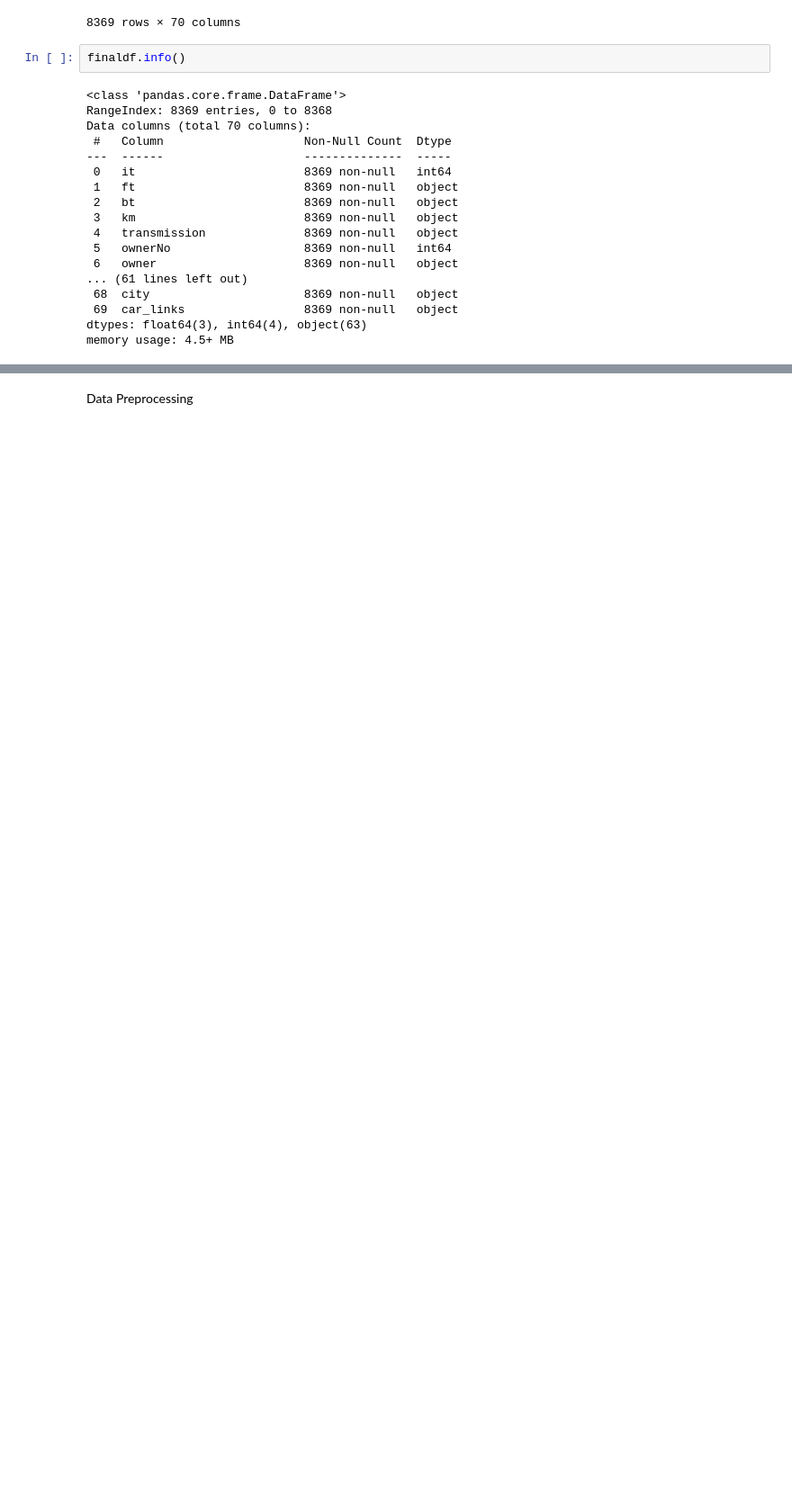
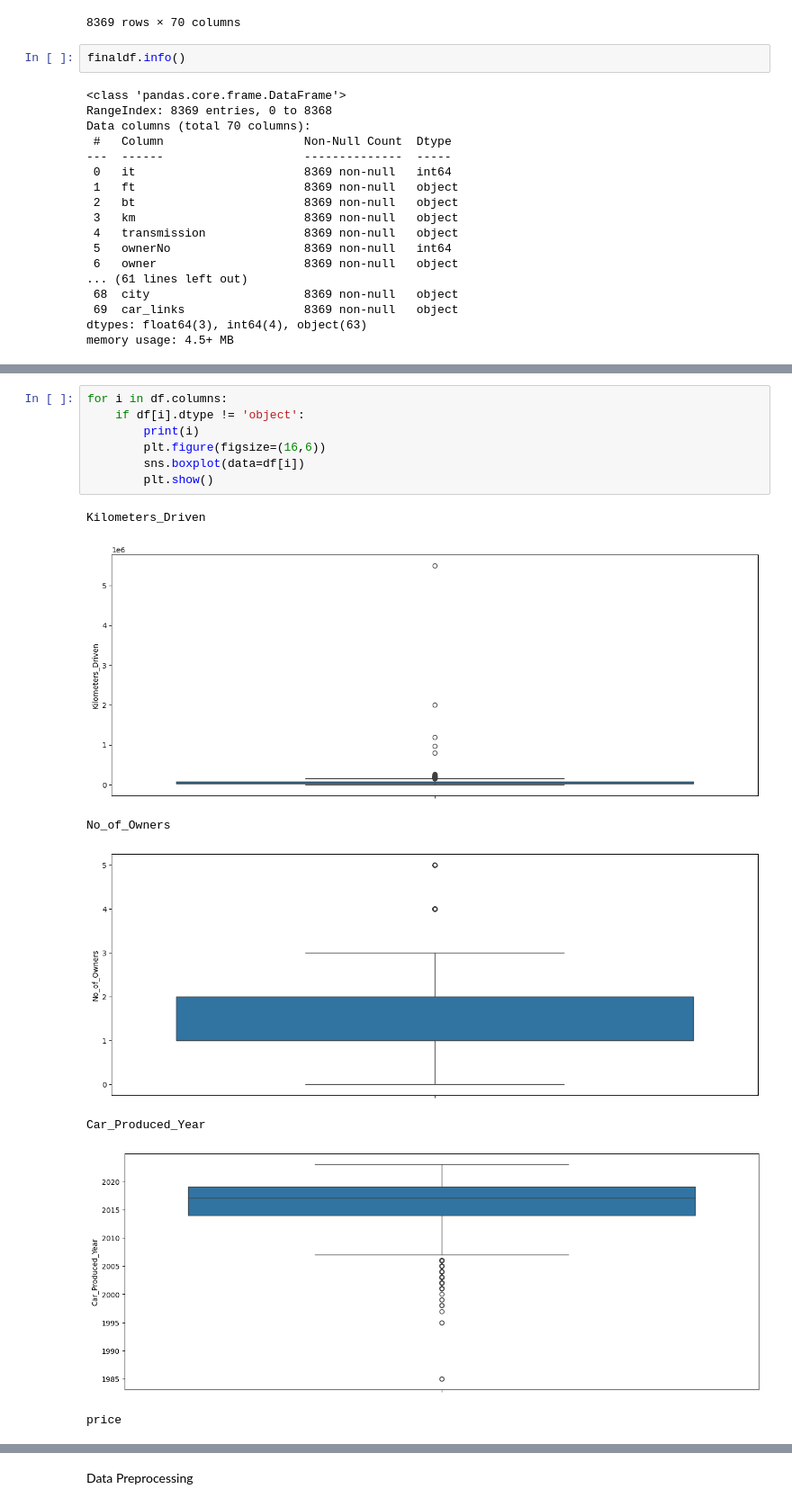
Before and after one commit to Ranjana1207/Car-Dheko---Used-Car-Price-Prediction, a Jupyter notebook: Datacleaning and Preprossing.ipynb, the cells around one changed output, grey strips where cells are left out. Shown at 90% size. Drawn from its saved outputs; the diff is of its cells as text; blank space fills up the shorter version.

```diff
--- a/Datacleaning and Preprossing.ipynb
+++ b/Datacleaning and Preprossing.ipynb
@@ -354,0 +496,15 @@ Index(['it', 'ft', 'bt', 'km', 'ownerNo', 'oem', 'model', 'modelYear',
+# %%
+for i in df.columns:
+    if df[i].dtype != 'object':
+        print(i)
+        plt.figure(figsize=(16,6))
+        sns.boxplot(data=df[i])
+        plt.show()
+# %% [output]
+Kilometers_Driven
+[figure, added]
+No_of_Owners
+[figure, added]
+Car_Produced_Year
+[figure, added]
+price
```
Also changed, not shown: parts of 69 cells of this notebook, 8 other files.
